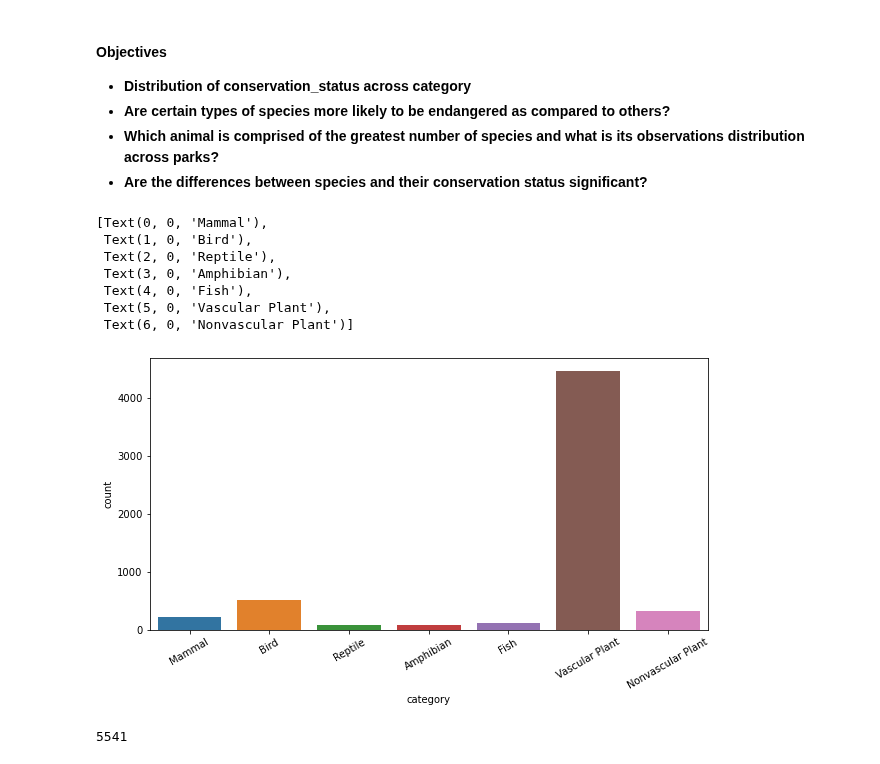
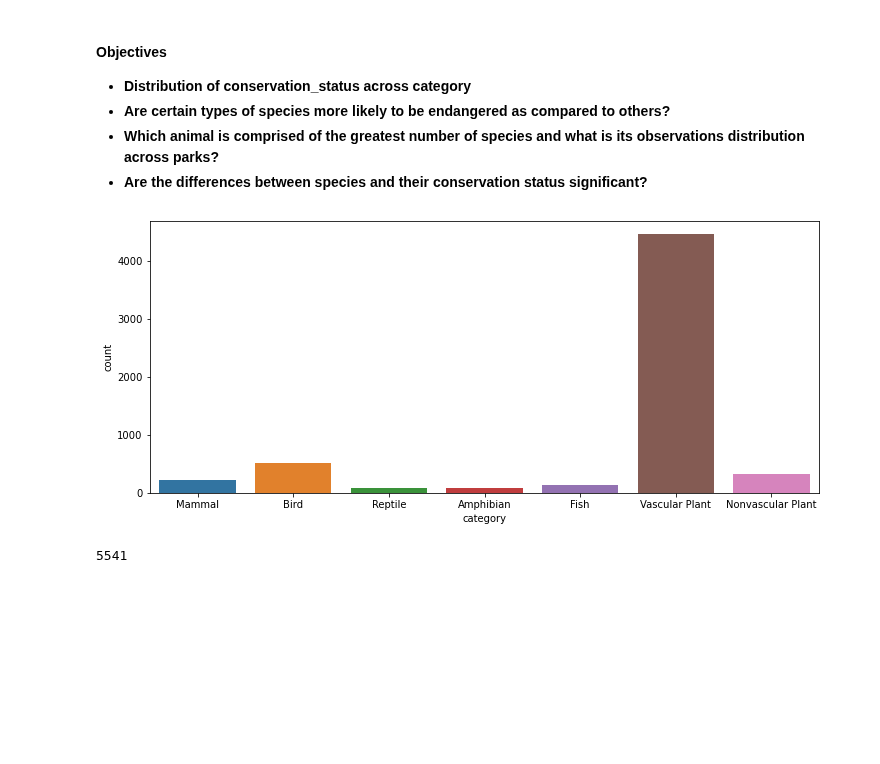
Before and after one commit to Gigabyte2408/biodiversity-project, a Jupyter notebook: biodiversity.ipynb, the cells around one changed output. Drawn from its saved outputs; the diff is of its cells as text; code cells hidden in the pictures; blank space fills up the shorter version.

Commit message:
Conclusions & Comments
Added comments to each code block and added conclusions for initially stated objectives.

```diff
--- a/biodiversity.ipynb
+++ b/biodiversity.ipynb
@@ -58,18 +60,12 @@ Shape of observations: (23296, 3)
 - **Are certain types of species more likely to be endangered as compared to others?**
 - **Which animal is comprised of the greatest number of species and what is its observations distribution across parks?**
 - **Are the differences between species and their conservation status significant?**
-# %%
-species.conservation_status.unique()
-plt.figure(figsize = (10,5))
-ax = sns.countplot(data = species, x = species.category)
-ax.set_xticklabels(labels = species.category.unique(), rotation = 30)
-# %% [output]
-[Text(0, 0, 'Mammal'),
- Text(1, 0, 'Bird'),
- Text(2, 0, 'Reptile'),
- Text(3, 0, 'Amphibian'),
- Text(4, 0, 'Fish'),
- Text(5, 0, 'Vascular Plant'),
- Text(6, 0, 'Nonvascular Plant')]
-[figure, removed]
+# %%
+#A graph depicting the count of each category in the species dataset
+#Vascular plants are the largest category in this dataset with over 4000 species.
+species.conservation_status.unique()
+plt.figure(figsize = (12,5))
+ax = sns.countplot(data = species, x = species.category)
+# %% [output]
+[figure, added]
 # %%
```
Also changed, not shown: parts of 12 cells of this notebook.
